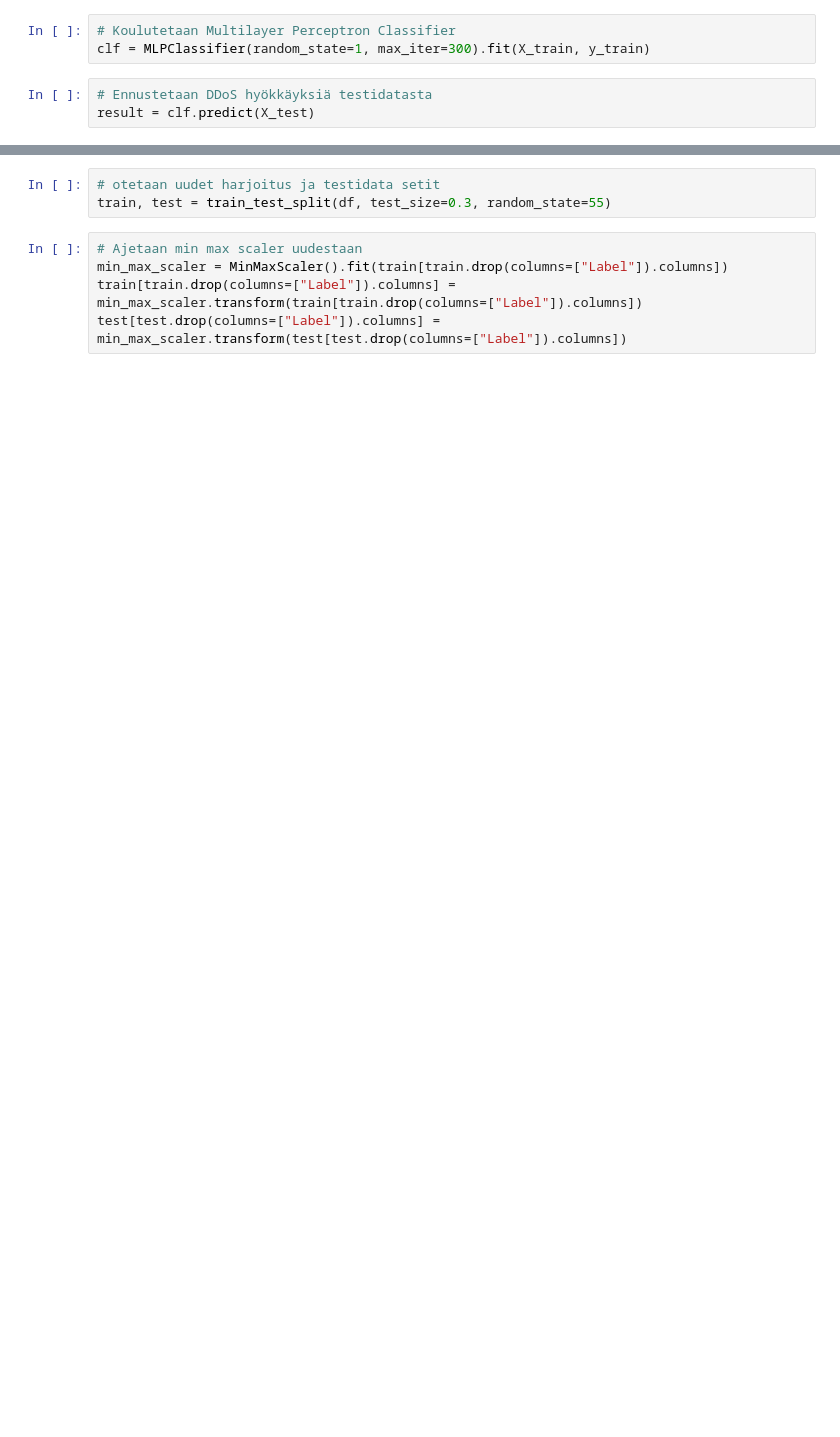
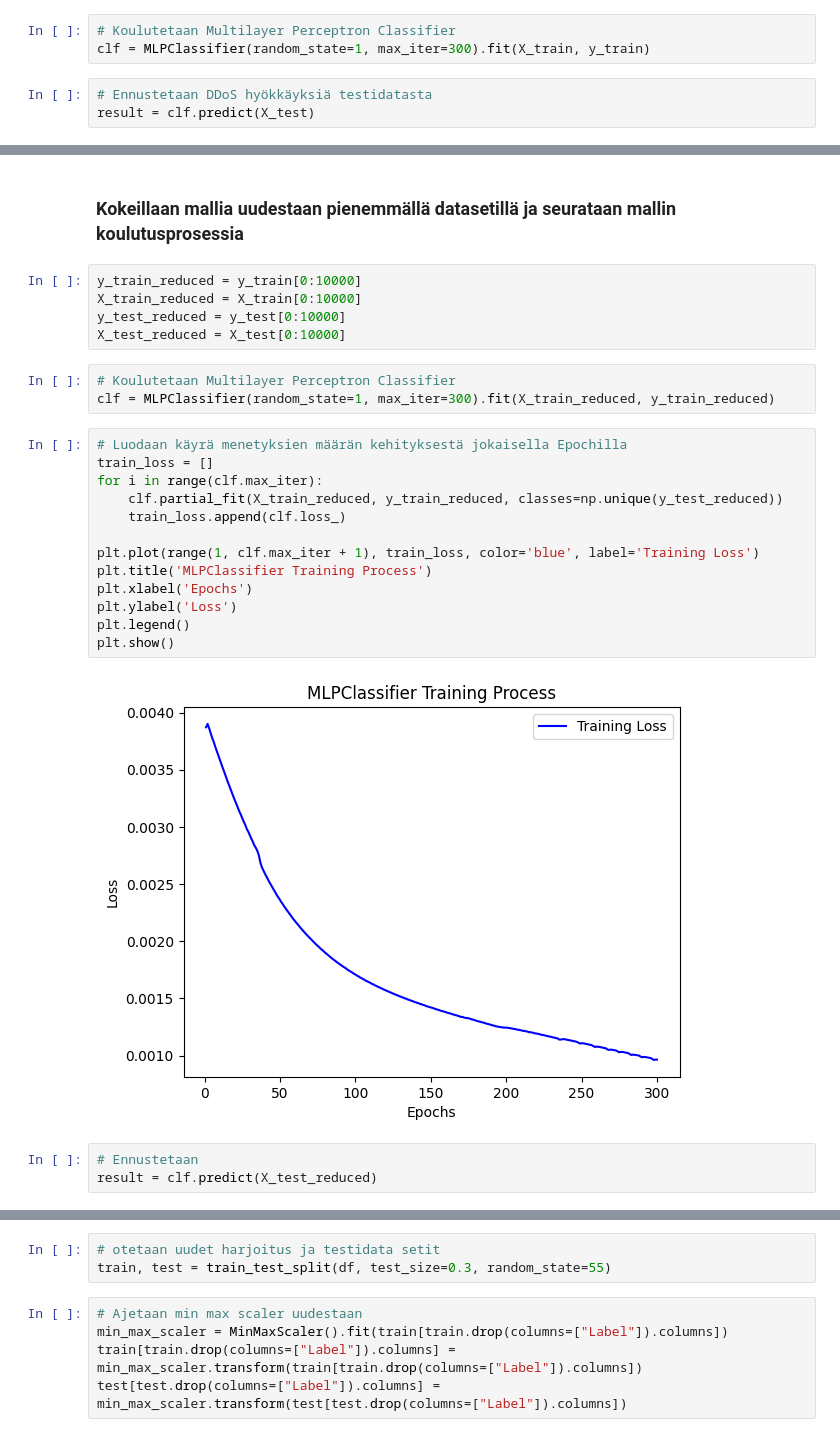
Before and after one commit to GouchinHub/kybs3050project, a Jupyter notebook: Harjoitustyo.ipynb, the cells around one changed output, grey strips where cells are left out. Cells and saved outputs as stored; diff of their text form; blank space fills up the shorter version.

```diff
--- a/Harjoitustyo.ipynb
+++ b/Harjoitustyo.ipynb
@@ -126,0 +246,28 @@ print(f"F1 Score: {f1:.6f}")
+# %% [markdown]
+### Kokeillaan mallia uudestaan pienemmällä datasetillä ja seurataan mallin koulutusprosessia
+# %%
+y_train_reduced = y_train[0:10000]
+X_train_reduced = X_train[0:10000]
+y_test_reduced = y_test[0:10000]
+X_test_reduced = X_test[0:10000]
+# %%
+# Koulutetaan Multilayer Perceptron Classifier
+clf = MLPClassifier(random_state=1, max_iter=300).fit(X_train_reduced, y_train_reduced)
+# %%
+# Luodaan käyrä menetyksien määrän kehityksestä jokaisella Epochilla
+train_loss = []
+for i in range(clf.max_iter):
+    clf.partial_fit(X_train_reduced, y_train_reduced, classes=np.unique(y_test_reduced))
+    train_loss.append(clf.loss_)
+
+plt.plot(range(1, clf.max_iter + 1), train_loss, color='blue', label='Training Loss')
+plt.title('MLPClassifier Training Process')
+plt.xlabel('Epochs')
+plt.ylabel('Loss')
+plt.legend()
+plt.show()
+# %% [output]
+[figure, added]
+# %%
+# Ennustetaan
+result = clf.predict(X_test_reduced)
```
Also changed, not shown: parts of 84 cells of this notebook.
